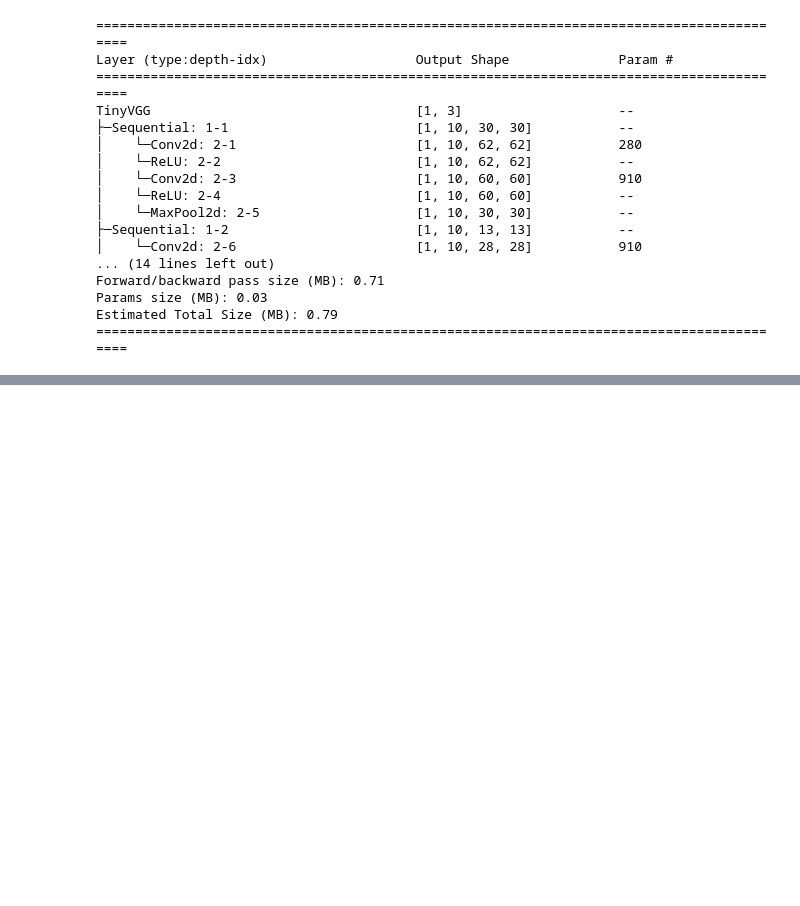
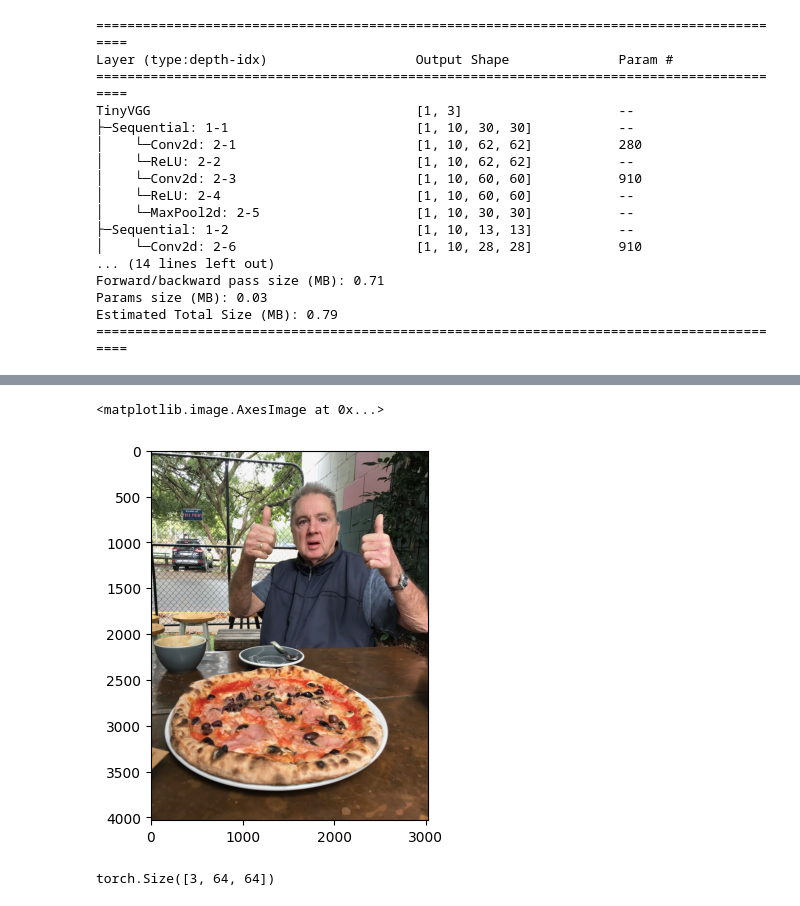
Before and after one commit to Niloy009/learning_pytorch, a Jupyter notebook: 04_pytorch_custom_dataset.ipynb, the cells around one changed output, grey strips where cells are left out. Saved outputs shown, nothing was run; the diff lists cells and outputs as text; code cells hidden in the pictures; blank space fills up the shorter version.

```diff
--- a/04_pytorch_custom_dataset.ipynb
+++ b/04_pytorch_custom_dataset.ipynb
@@ -809,0 +1097,7 @@ def test_step(model: torch.nn.Module,
+# %%
+import torchvision
+
+custom_img = torchvision.io.decode_image(custom_img_path).type(torch.float32) / 255 # tranform to torch float32 and divided by 255 so that the tensor should be on 0 to 1
+print(f"Custom image tensor:\n {custom_img}")
+print(f"Custom image shape: {custom_img.shape}")
+print(f"Custom image datatype: {custom_img.dtype}")
@@ -809,0 +1122,11 @@ def test_step(model: torch.nn.Module,
+# %%
+plt.imshow(custom_img.permute(1,2,0))
+# %% [output]
+<matplotlib.image.AxesImage at 0x...>
+[figure, added]
+# %%
+custom_img_transform = transforms.Compose([transforms.Resize(size=(64,64))])
+custom_img_transformed = custom_img_transform(custom_img)
+custom_img_transformed.shape
+# %% [output]
+torch.Size([3, 64, 64])
```
Also changed, not shown: parts of 29 cells of this notebook.
